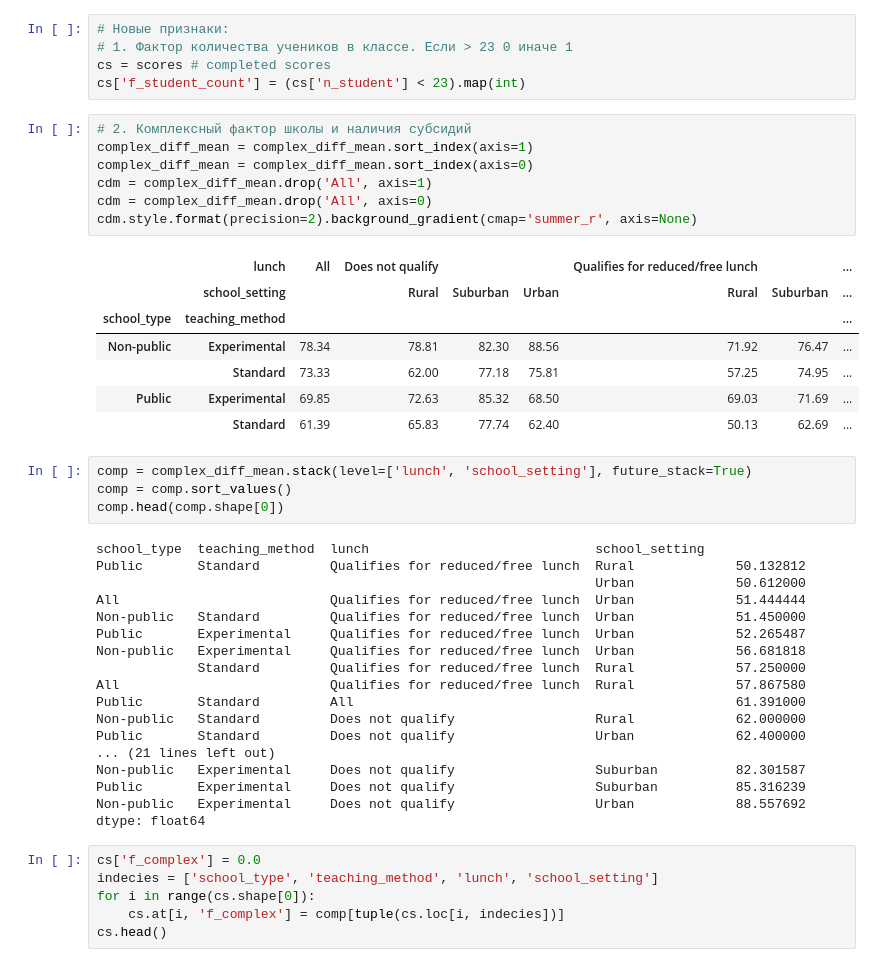
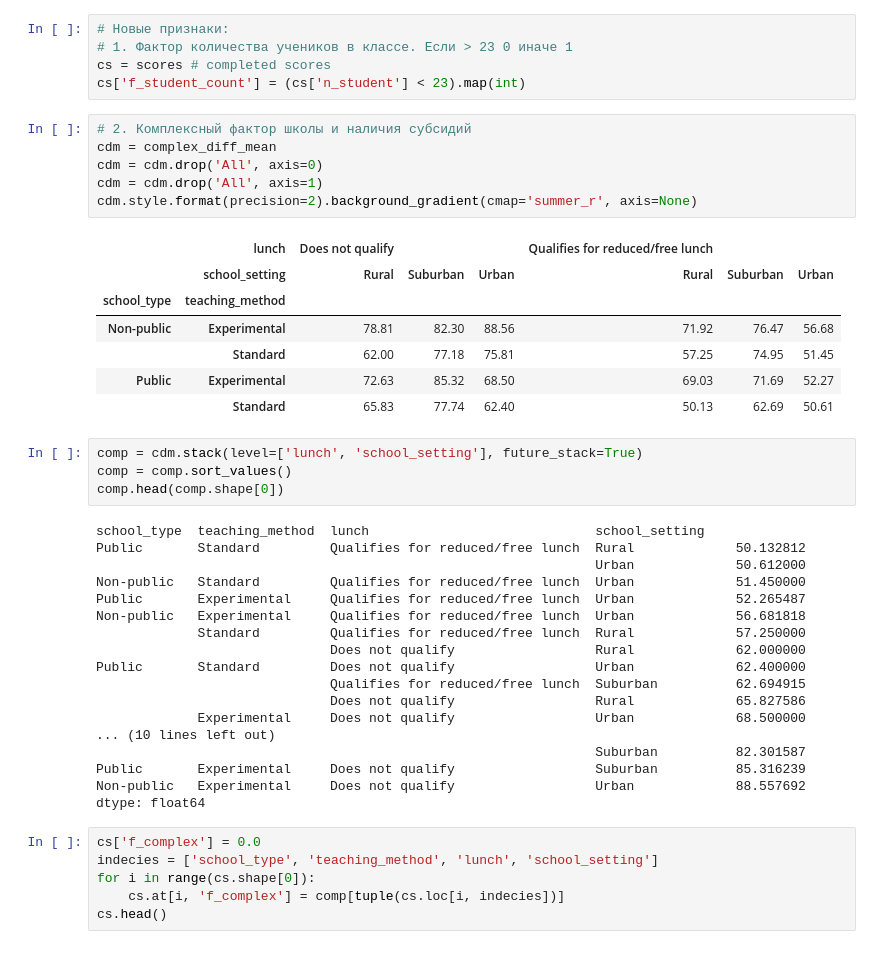
Before and after one commit to LlirikOknessu/tpu-8e22-ML-course, a Jupyter notebook: munkonov_nima/eda.ipynb, the cells around one changed output. Drawn from its saved outputs; the diff is of its cells as text.

```diff
--- a/munkonov_nima/eda.ipynb
+++ b/munkonov_nima/eda.ipynb
@@ -264,38 +266,37 @@ cs = scores # completed scores
 cs['f_student_count'] = (cs['n_student'] < 23).map(int)
 # %%
 # 2. Комплексный фактор школы и наличия субсидий
-complex_diff_mean = complex_diff_mean.sort_index(axis=1)
-complex_diff_mean = complex_diff_mean.sort_index(axis=0)
-cdm = complex_diff_mean.drop('All', axis=1)
-cdm = complex_diff_mean.drop('All', axis=0)
+cdm = complex_diff_mean
+cdm = cdm.drop('All', axis=0)
+cdm = cdm.drop('All', axis=1)
 cdm.style.format(precision=2).background_gradient(cmap='summer_r', axis=None)
 # %% [output]
-|  | lunch | All | Does not qualify |  |  | Qualifies for reduced/free lunch |  | ... |
-|  | school_setting |  | Rural | Suburban | Urban | Rural | Suburban | ... |
-| school_type | teaching_method |  |  |  |  |  |  | ... |
-| Non-public | Experimental | 78.34 | 78.81 | 82.30 | 88.56 | 71.92 | 76.47 | ... |
-|  | Standard | 73.33 | 62.00 | 77.18 | 75.81 | 57.25 | 74.95 | ... |
-| Public | Experimental | 69.85 | 72.63 | 85.32 | 68.50 | 69.03 | 71.69 | ... |
-|  | Standard | 61.39 | 65.83 | 77.74 | 62.40 | 50.13 | 62.69 | ... |
+|  | lunch | Does not qualify |  |  | Qualifies for reduced/free lunch |  |  |
+|  | school_setting | Rural | Suburban | Urban | Rural | Suburban | Urban |
+| school_type | teaching_method |  |  |  |  |  |  |
+| Non-public | Experimental | 78.81 | 82.30 | 88.56 | 71.92 | 76.47 | 56.68 |
+|  | Standard | 62.00 | 77.18 | 75.81 | 57.25 | 74.95 | 51.45 |
+| Public | Experimental | 72.63 | 85.32 | 68.50 | 69.03 | 71.69 | 52.27 |
+|  | Standard | 65.83 | 77.74 | 62.40 | 50.13 | 62.69 | 50.61 |
 # %%
-comp = complex_diff_mean.stack(level=['lunch', 'school_setting'], future_stack=True)
+comp = cdm.stack(level=['lunch', 'school_setting'], future_stack=True)
 comp = comp.sort_values()
 comp.head(comp.shape[0])
 # %% [output]
 school_type  teaching_method  lunch                             school_setting
 Public       Standard         Qualifies for reduced/free lunch  Rural             50.132812
                                                                 Urban             50.612000
-All                           Qualifies for reduced/free lunch  Urban             51.444444
 Non-public   Standard         Qualifies for reduced/free lunch  Urban             51.450000
 Public       Experimental     Qualifies for reduced/free lunch  Urban             52.265487
 Non-public   Experimental     Qualifies for reduced/free lunch  Urban             56.681818
              Standard         Qualifies for reduced/free lunch  Rural             57.250000
-All                           Qualifies for reduced/free lunch  Rural             57.867580
-Public       Standard         All                                                 61.391000
-Non-public   Standard         Does not qualify                  Rural             62.000000
+                              Does not qualify                  Rural             62.000000
 Public       Standard         Does not qualify                  Urban             62.400000
-... (21 lines left out)
-Non-public   Experimental     Does not qualify                  Suburban          82.301587
+                              Qualifies for reduced/free lunch  Suburban          62.694915
+                              Does not qualify                  Rural             65.827586
+             Experimental     Does not qualify                  Urban             68.500000
+... (10 lines left out)
+                                                                Suburban          82.301587
 Public       Experimental     Does not qualify                  Suburban          85.316239
 Non-public   Experimental     Does not qualify                  Urban             88.557692
 dtype: float64
```
Also changed, not shown: parts of 2 cells of this notebook, 9 other files.
